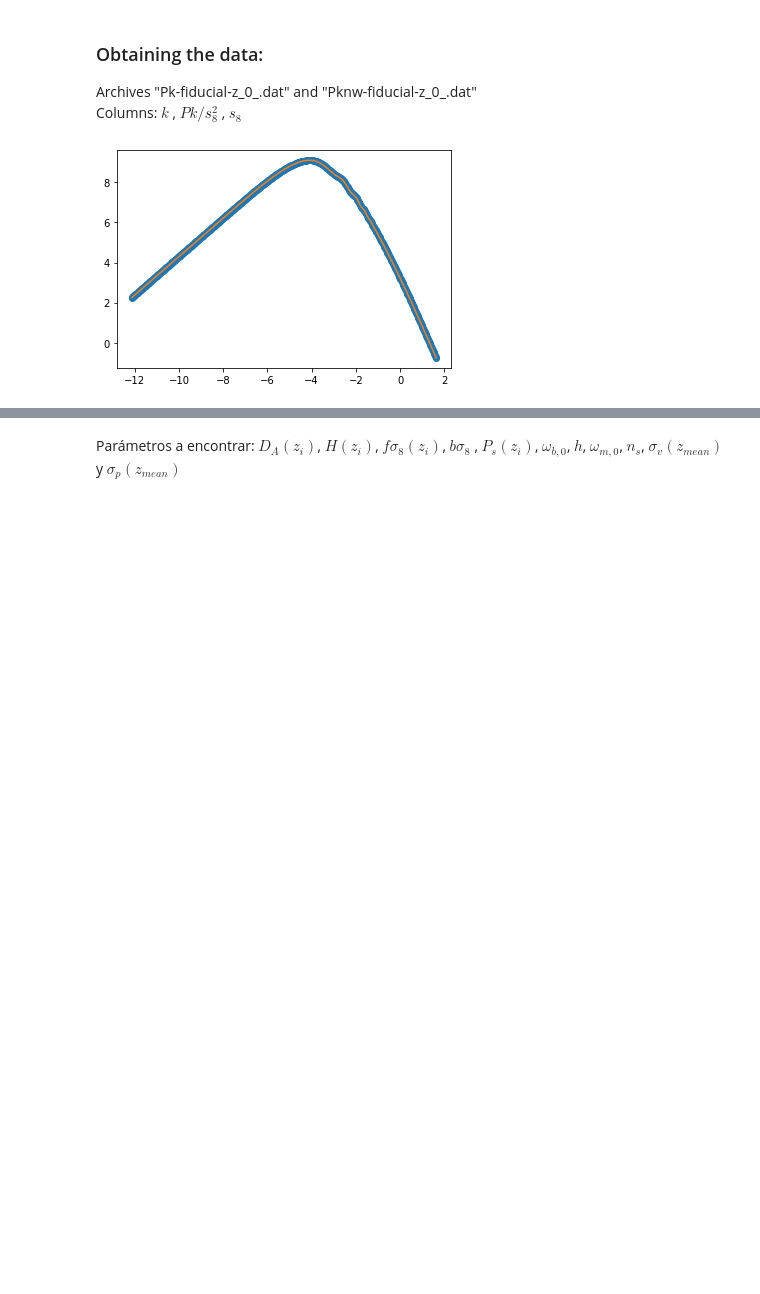
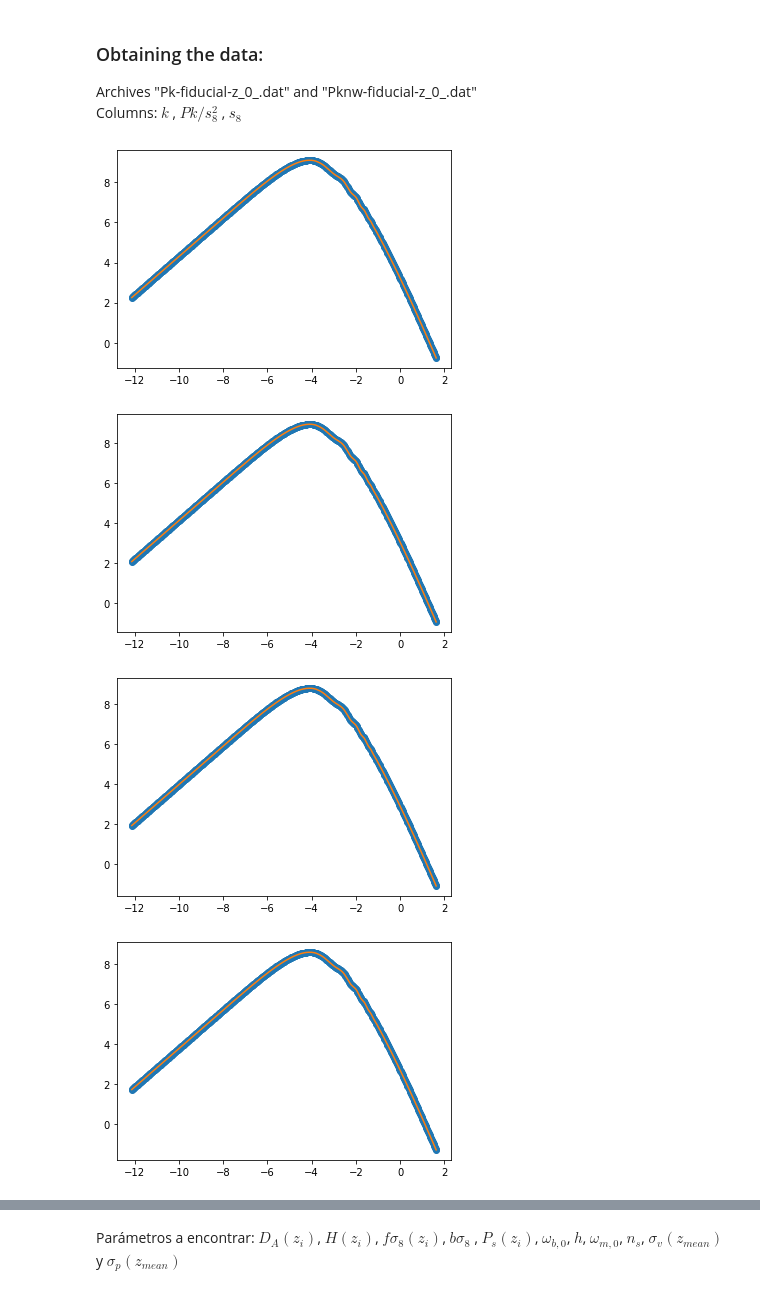
Before and after one commit to antoniacisternas/Forecast-validation-for-Euclid., a Jupyter notebook: Fisher_matrix.ipynb, the cells around one changed output, grey strips where cells are left out. Saved outputs shown, nothing was run; the diff lists cells and outputs as text; code cells hidden in the pictures; blank space fills up the shorter version.

```diff
--- a/Fisher_matrix.ipynb
+++ b/Fisher_matrix.ipynb
@@ -11,86 +11,51 @@ Columns: $k$ , $Pk/ s_8^2$ ,  $s_8$
 # %%
 # f and D for each z_mean:
 f = [0.8790616234808487, 0.9052940279841754, 0.9248305916607235, 0.942646864519483]
 D = [0.6051299241324081, 0.5557769195555776, 0.5132266632166314, 0.46785418122063316]
 
 # Based on table 3 of the page 14:
 n = [6.86 * 10**(-4), 5.58 * 10**(-4), 4.21* 10**(-4), 2.61 * 10**(-4)]
 V_s = [7.94, 9.15, 10.05, 16.22]
 #galazy bias factor
 b = [1.46, 1.61, 1.75, 1.9]
 
 # Centered position of each bin
 z_i = [1., 1.2, 1.4, 1.65]
 z_min = [0.9, 1.1, 1.3, 1.5]
 z_max = [1.1, 1.3, 1.5, 1.8]
 
 
 Pk_00 = np.loadtxt("Pk-fiducial\Pk-fiducial-z_00.dat")
 Pk_01 = np.loadtxt("Pk-fiducial\Pk-fiducial-z_01.dat")
 Pk_02 = np.loadtxt("Pk-fiducial\Pk-fiducial-z_02.dat")
 Pk_03 = np.loadtxt("Pk-fiducial\Pk-fiducial-z_03.dat")
 
-k_00 = Pk_00[:,0]
-s8_00 = Pk_00[:,2]
-P_dd00 = Pk_00[:,1] * (Pk_00[:,2]**2)
-
-k_01 = Pk_01[:,0]
-s8_01 = Pk_01[:,2]
-P_dd01 = Pk_01[:,1] * (Pk_01[:,2]**2)
-
-k_02 = Pk_02[:,0]
-s8_02 = Pk_02[:,2]
-P_dd02 = Pk_02[:,1] * (Pk_02[:,2]**2)
-
-k_03 = Pk_03[:,0]
-s8_03 = Pk_03[:,2]
-P_dd03 = Pk_03[:,1] * (Pk_03[:,2]**2)
+Pk_ = [Pk_00,Pk_01, Pk_02, Pk_03 ]
 
 # Cubic spline interpolation
-k = np.log(k_00)
-y = np.log(P_dd00)
-P_dd0 = interpolate.interp1d(k, y, kind='cubic')
-k_00new = np.log(np.arange(k_00[0], k_00[-1], 0.0001))
-y_00new = P_dd0(k_00new)
-plt.plot(k, y, 'o', k_00new, y_00new, '-')
-plt.show()
-
-k = np.log(k_01)
-y = np.log(P_dd01)
-P_dd1 = interpolate.interp1d(k, y, kind='cubic')
-k_01new = np.log(np.arange(k_01[0], k_01[-1], 0.0001))
-y_01new = P_dd1(k_01new)
-#plt.plot(k, y, 'o', k_01new, y_01new, '-')
-#plt.show()
-
-k = np.log(k_02)
-y = np.log(P_dd02)
-P_dd2 = interpolate.interp1d(k, y, kind='cubic')
-k_02new = np.log(np.arange(k_02[0], k_02[-1], 0.0001))
-y_02new = P_dd2(k_02new)
-#plt.plot(k, y, 'o', k_02new, y_02new, '-')
-#plt.show()
-
-k = np.log(k_03)
-y = np.log(P_dd03)
-P_dd3 = interpolate.interp1d(k, y, kind='cubic')
-k_03new = np.log(np.arange(k_03[0], k_03[-1], 0.0001))
-y_03new = P_dd3(k_03new)
-#plt.plot(k, y, 'o', k_03new, y_03new, '-')
-#plt.show()
-
+k_= np.empty(4, dtype=object)
+y_= np.empty(4, dtype=object)
+P_dd_ = np.empty(4, dtype=object)
+k_new= np.empty(4, dtype=object)
+y_new= np.empty(4, dtype=object)
+# i recorren los redshifts
+for i in range(0,4):
+    k_[i] = np.log(Pk_[i][:,0])
+    y_[i] = np.log(Pk_[i][:,1] * (Pk_[i][:,2]**2))
+    P_dd_[i] = interpolate.interp1d(k_[i], y_[i], kind='cubic')
+    k_new[i] = np.log(np.arange(Pk_[i][:,0][0], Pk_[i][:,0][-1], 0.0001))
+    y_new[i] = P_dd_[i](k_new[i])
+    plt.plot(k_[i], y_[i], 'o', k_new[i], y_new[i], '-')
+    plt.show()
 
 def P_dd(k, zi):
-    if zi == z_i[0]:
-        return P_dd0(np.log(k))
-    elif zi == z_i[1]:
-        return P_dd1(np.log(k))
-    elif zi == z_i[2]:
-        return P_dd2(np.log(k))
-    else:
-        return P_dd3(np.log(k))
+    i = z_i.index(zi)
+    return P_dd_[i](np.log(k))
 # %% [output]
 [figure]
+[figure, added]
+[figure, added]
+[figure, added]
 # %%
 # For Pk_nw (no wiggled power spectrum)
 Pk_nw_00 = np.loadtxt("Pk-nw-fiducial\Pk-nw-fiducial-z_00.dat")
```
Also changed, not shown: parts of 11 cells of this notebook.
